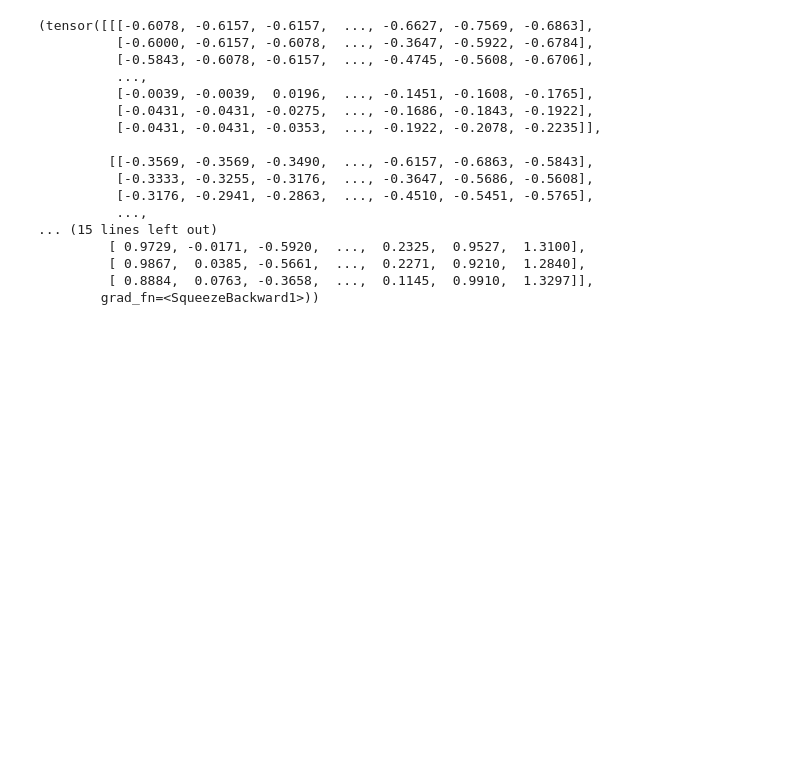
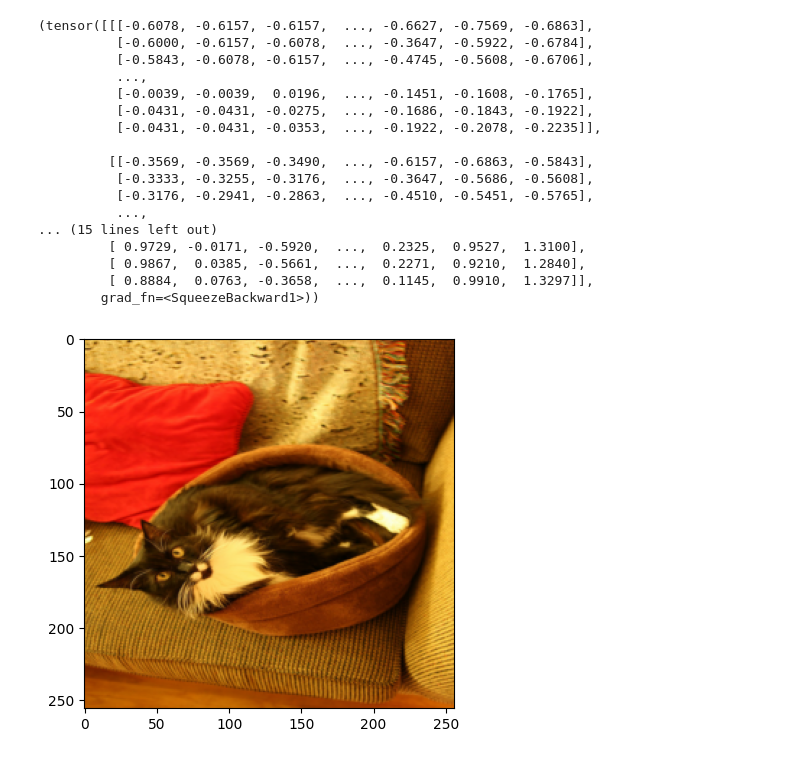
Before and after one commit to Vishwa2684/Latent-Diffusion-Model-for-text-to-image-generation, a Jupyter notebook: impl.ipynb, the cells around one changed output. Saved outputs shown, nothing was run; the diff lists cells and outputs as text; code cells hidden in the pictures; blank space fills up the shorter version.

```diff
--- a/impl.ipynb
+++ b/impl.ipynb
@@ -109,8 +109,9 @@ def visualize(dataset_cell):
     ])
 
     image = inv_transform(dataset_cell[0])
-    tokens,attentin_masks = dataset_cell[1]['input_ids'],dataset_cell[1]['attention_mask']
-    print(attentin_masks)
-    # text =tokenizer.decode(tokens,skip_special_tokens=True)
-    # plt.title(text)
+
     plt.imshow(image)
+# %%
+visualize(dataset[139192])
+# %% [output]
+[figure, added]
```
Also changed, not shown: 4 other files.
